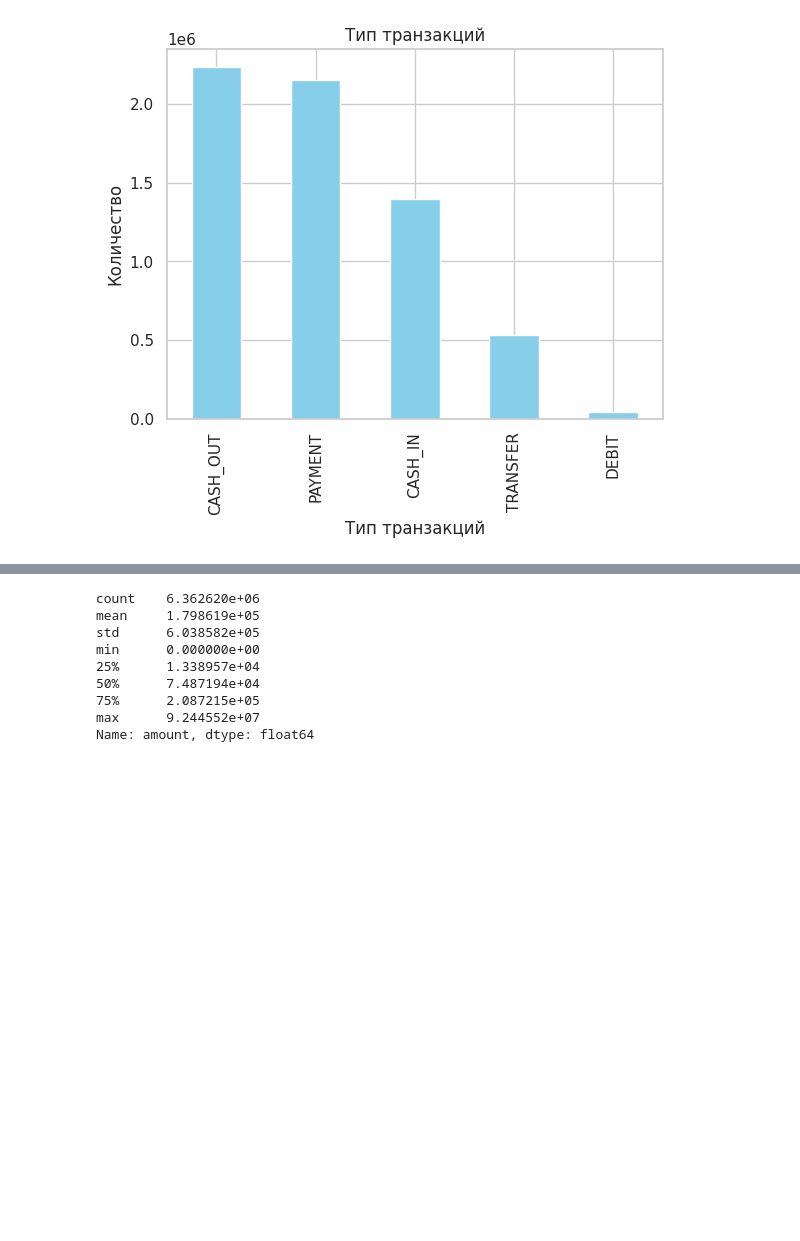
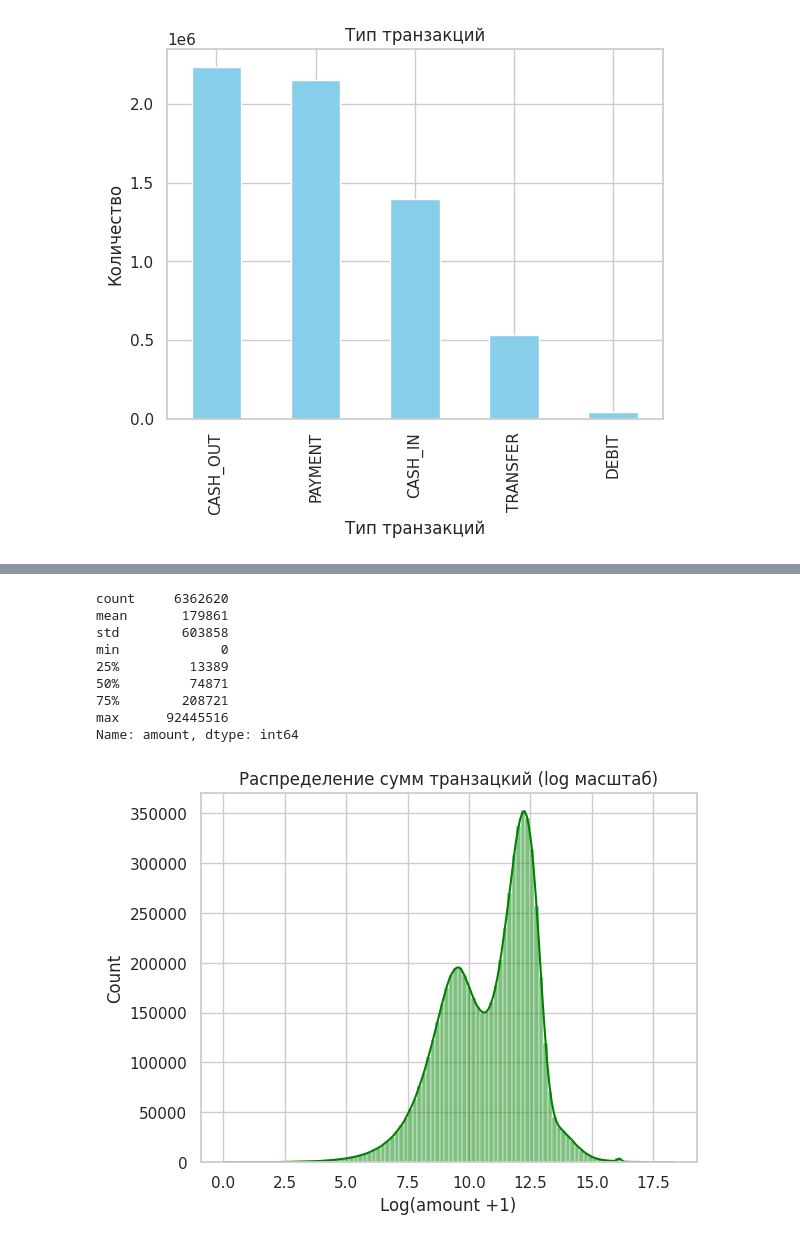
Before and after one commit to AleksandrFrom/DS, a Jupyter notebook: Fraud Detection_ML/analysis_model.ipynb, the cells around one changed output, grey strips where cells are left out. Saved outputs shown, nothing was run; the diff lists cells and outputs as text; code cells hidden in the pictures; blank space fills up the shorter version.

```diff
--- a/Fraud Detection_ML/analysis_model.ipynb
+++ b/Fraud Detection_ML/analysis_model.ipynb
@@ -104,12 +98,19 @@ plt.show()
 # %%
-df['amount'].describe()
+df['amount'].describe().astype(int)
 # %% [output]
-count    6.362620e+06
-mean     1.798619e+05
-std      6.038582e+05
-min      0.000000e+00
-25%      1.338957e+04
-50%      7.487194e+04
-75%      2.087215e+05
-max      9.244552e+07
-Name: amount, dtype: float64
+count     6362620
+mean       179861
+std        603858
+min             0
+25%         13389
+50%         74871
+75%        208721
+max      92445516
+Name: amount, dtype: int64
+# %%
+sns.histplot(np.log1p(df['amount']), bins=100, kde=True, color='green')
+plt.title('Распределение сумм транзацкий (log масштаб)')
+plt.xlabel('Log(amount +1)')
+plt.show()
+# %% [output]
+[figure, added]
```
Also changed, not shown: parts of 17 cells of this notebook.
